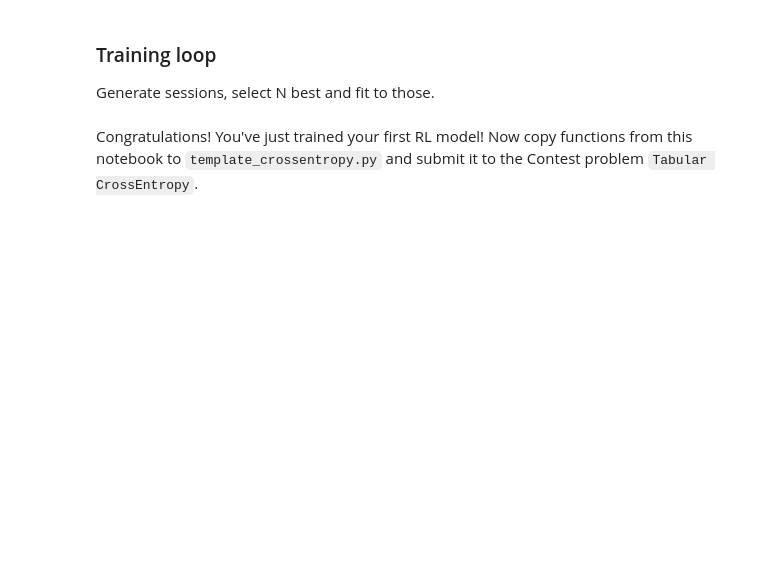
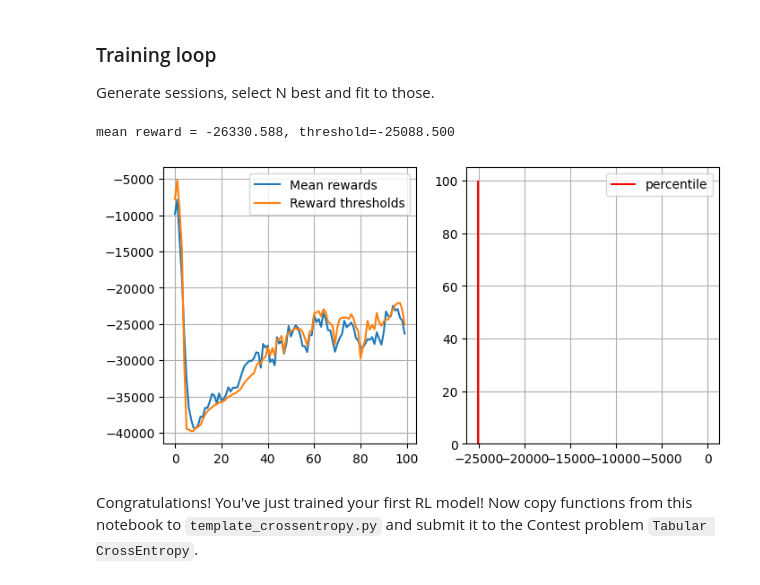
Before and after one commit to poteccc/ml-course, a Jupyter notebook: homeworks/hw02_cross_entropy/01_crossentropy_method.ipynb, the cells around one changed output. Cells and saved outputs as stored; diff of their text form; code cells hidden in the pictures; blank space fills up the shorter version.

```diff
--- a/homeworks/hw02_cross_entropy/01_crossentropy_method.ipynb
+++ b/homeworks/hw02_cross_entropy/01_crossentropy_method.ipynb
@@ -143,7 +110,7 @@ def generate_session(policy, t_max=int(10**4)):
             break
     return states, actions, total_reward
 # %%
-s, a, r = generate_session(policy)
+s, a, r = generate_session(env=env, policy=policy)
 assert type(s) == type(a) == list
 assert len(s) == len(a)
 assert type(r) in [float, np.float64]
@@ -243,20 +192,3 @@ assert np.all(test_result_100[0] == [3, 1]) and\
 print("Ok!")
 # %% [output]
 Ok!
-# %%
-def update_policy(elite_states, elite_actions):
-    """
-    Given old policy and a list of elite states/actions from select_elites,
-    return new updated policy where each action probability is proportional to
-
-    policy[s_i,a_i] ~ #[occurences of si and ai in elite states/actions]
-
-    Don't forget to normalize policy to get valid probabilities and handle 0/0 case.
-    In case you never visited a state, set probabilities for all actions to 1./n_actions
-
-    :param elite_states: 1D list of states from elite sessions
-    :param elite_actions: 1D list of actions from elite sessions
-
-    """
-
-    raise NotImplementedError
@@ -263,3 +200,16 @@ def update_policy(elite_states, elite_actions):
+# %%
+def update_policy(elite_states, elite_actions, n_states=n_states, n_actions=n_actions):
+   elite_states=np.array(elite_states)
+    elite_actions=np.array(elite_actions)
+    policy=np.ones((n_states,n_actions))/n_actions
+    for i in range(n_states):
+      indices=np.where(elite_states==i)
+      for j in indices[0]:
+        policy[i][elite_actions[j]]+=1
+      if len(indices[0])>0:
+        a=sum(policy[i])-1
+        policy[i]=(policy[i]-1/n_actions)/a
+    return policy
 # %%
 elite_states = [1, 2, 3, 4, 2, 0, 2, 3, 1]
 elite_actions = [0, 2, 4, 3, 2, 0, 1, 3, 3]
@@ -318,27 +270,31 @@ policy = np.ones([n_states, n_actions]) / n_actions
 # %%
 n_sessions = 250  # sample this many sessions
 percentile = 50  # take this percent of session with highest rewards
 learning_rate = 0.5  # add this thing to all counts for stability
 
 log = []
 
 for i in range(100):
 
-    %time sessions = [generate_session(policy) for _ in range(n_sessions)]
+    #%time
+    sessions = [generate_session(env,policy) for _ in range(n_sessions)]
 
     states_batch, actions_batch, rewards_batch = zip(*sessions)
 
     elite_states, elite_actions = select_elites(states_batch, actions_batch, rewards_batch, percentile)
 
     new_policy = update_policy(elite_states, elite_actions)
 
     policy = learning_rate*new_policy + (1-learning_rate)*policy
 
     # display results on chart
     show_progress(rewards_batch, log, percentile)
     if np.mean(rewards_batch) > -50:
         print("You Win!")
         break
+# %% [output]
+mean reward = -26330.588, threshold=-25088.500
+[figure, added]
 # %% [markdown]
 Congratulations! You've just trained your first RL model!
 Now copy functions from this notebook to `template_crossentropy.py` and submit it to the Contest problem `Tabular CrossEntropy`.
```
Also changed, not shown: parts of 14 cells of this notebook.
